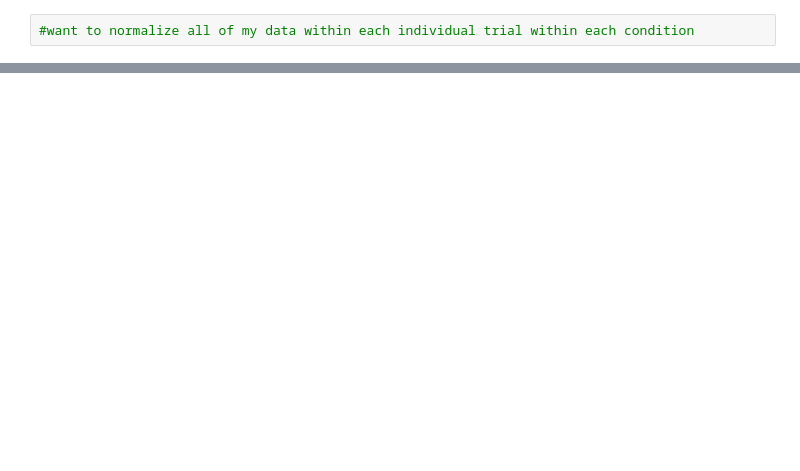
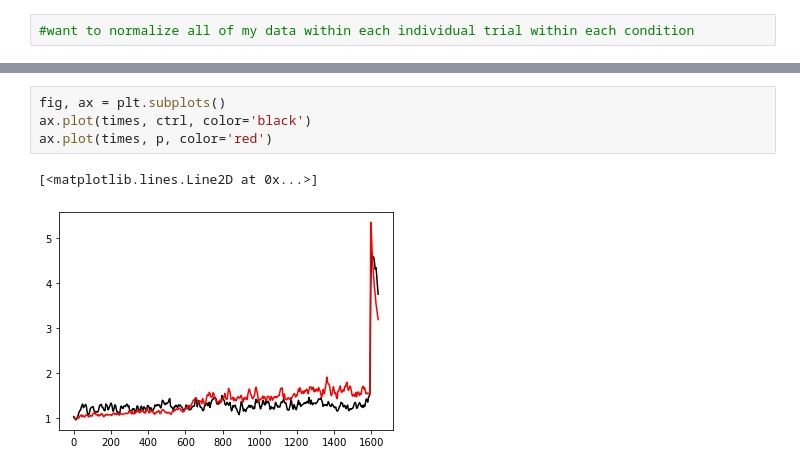
Before and after one commit to sarahigarza/Vollum_Python_ClassProj, a Jupyter notebook: live imaging with probes analysis.ipynb, the cells around one changed output, grey strips where cells are left out. Cells and saved outputs as stored; diff of their text form; blank space fills up the shorter version.

```diff
--- a/live imaging with probes analysis.ipynb
+++ b/live imaging with probes analysis.ipynb
@@ -113,0 +149,7 @@ Length: 72, dtype: float64
+# %%
+fig, ax = plt.subplots()
+ax.plot(times, ctrl, color='black')
+ax.plot(times, p, color='red')
+# %% [output]
+[<matplotlib.lines.Line2D at 0x...>]
+[figure, added]
```
Also changed, not shown: parts of 8 cells of this notebook.
